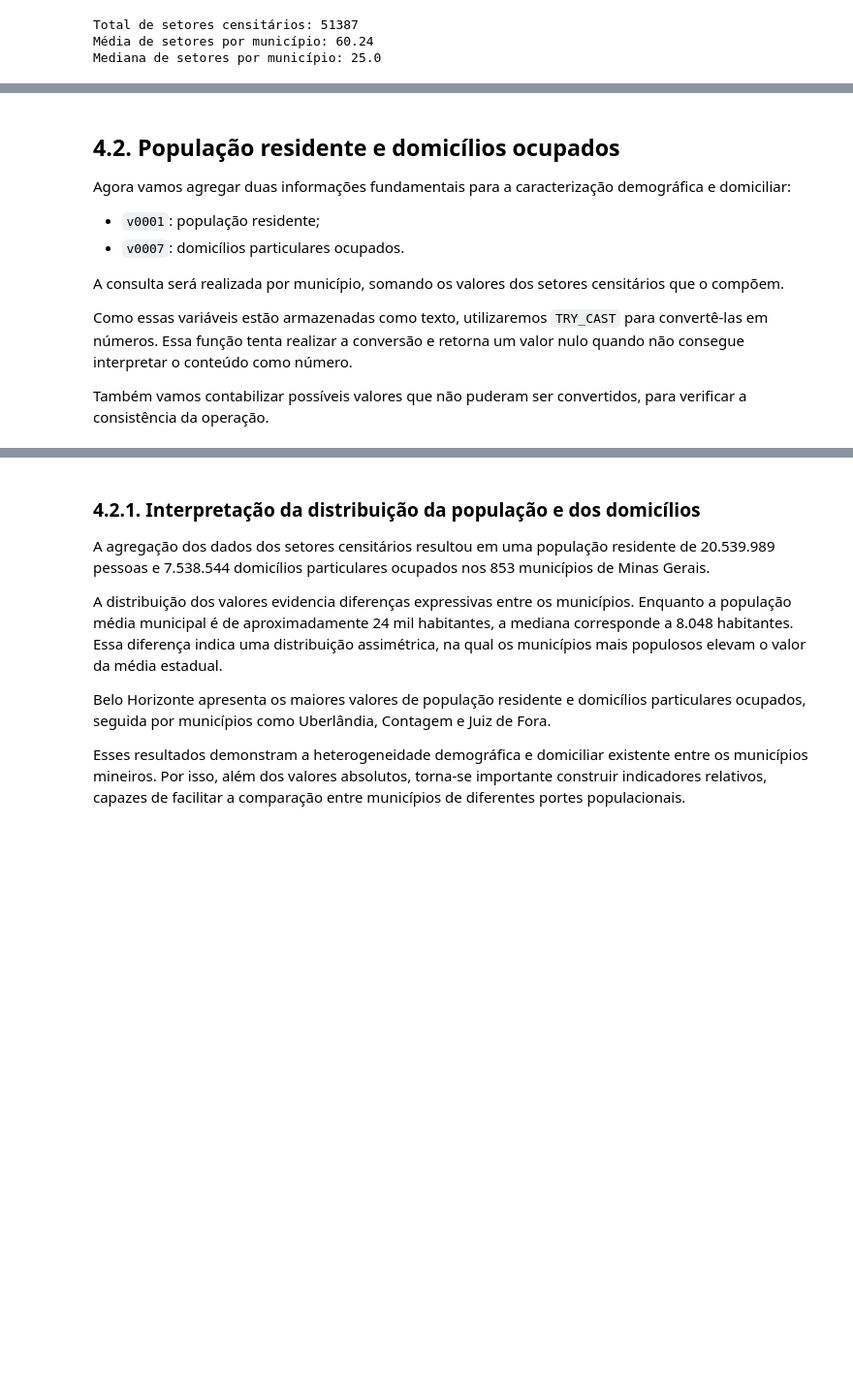
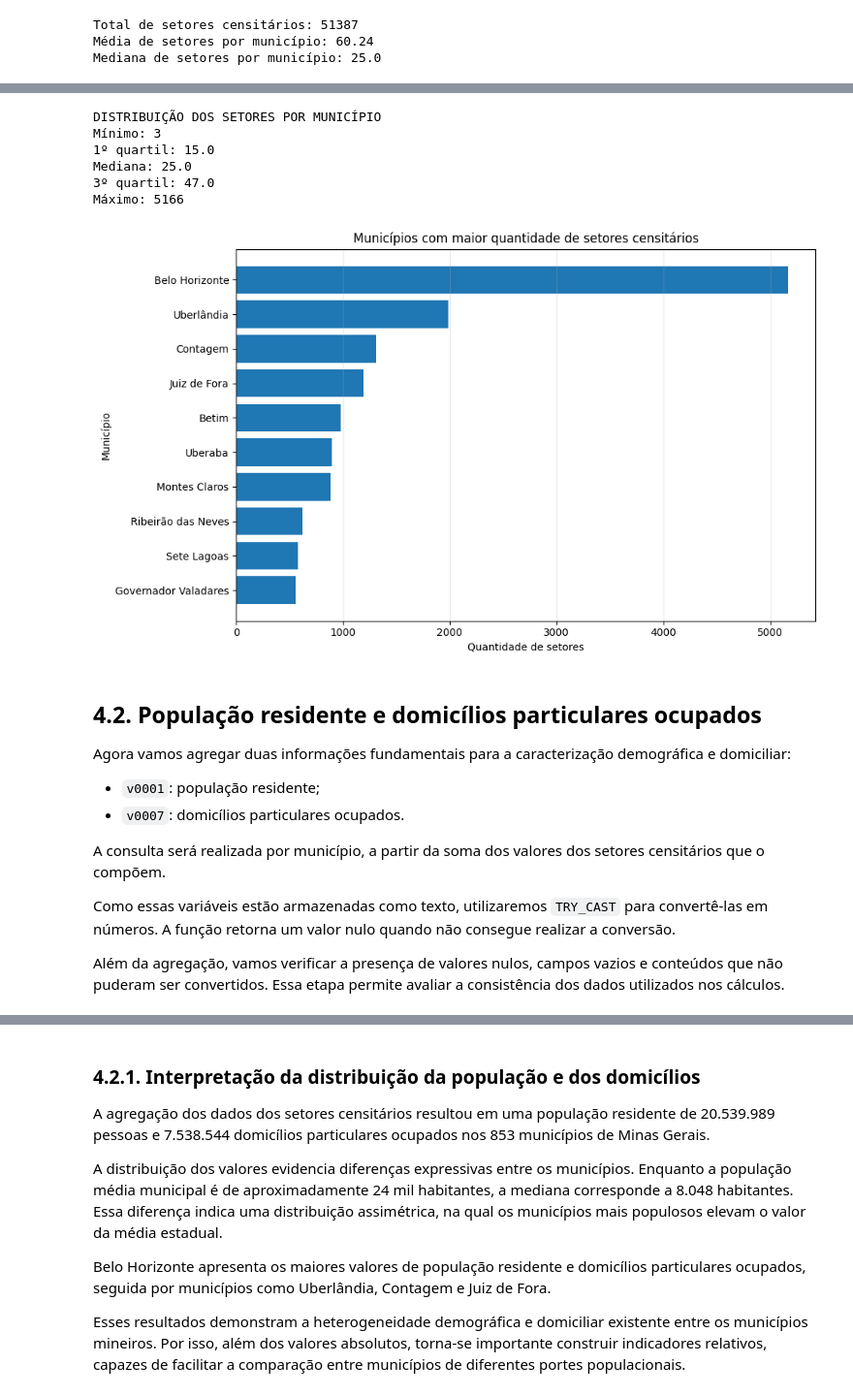
Before and after one commit to PriscilaForcel/Cursos_Oficinas_Treinamentos, a Jupyter notebook: WORKSHOP_AULA2.ipynb, the cells around one changed output, grey strips where cells are left out. Shown at 97% size. Drawn from its saved outputs; the diff is of its cells as text; code cells hidden in the pictures; blank space fills up the shorter version.

```diff
--- a/WORKSHOP_AULA2.ipynb
+++ b/WORKSHOP_AULA2.ipynb
@@ -446,14 +493,77 @@ A média e a mediana ajudam a compreender a distribuição desses valores. Quand
+# %%
+# Distribuição da quantidade de setores por município.
+
+print("\nDISTRIBUIÇÃO DOS SETORES POR MUNICÍPIO")
+
+print(
+    "Mínimo:",
+    municipios_mg["TOTAL_SETORES"].min()
+)
+
+print(
+    "1º quartil:",
+    municipios_mg["TOTAL_SETORES"].quantile(0.25)
+)
+
+print(
+    "Mediana:",
+    municipios_mg["TOTAL_SETORES"].median()
+)
+
+print(
+    "3º quartil:",
+    municipios_mg["TOTAL_SETORES"].quantile(0.75)
+)
+
+print(
+    "Máximo:",
+    municipios_mg["TOTAL_SETORES"].max()
+)
+# %% [output]
+DISTRIBUIÇÃO DOS SETORES POR MUNICÍPIO
+Mínimo: 3
+1º quartil: 15.0
+Mediana: 25.0
+3º quartil: 47.0
+Máximo: 5166
+# %%
+# Seleciona os dez municípios com maior quantidade de setores.
+
+top_municipios = (
+    municipios_mg
+    .nlargest(10, "TOTAL_SETORES")
+    .sort_values("TOTAL_SETORES", ascending=True)
+)
+
+# Constrói o gráfico de barras horizontais.
+
+plt.figure(figsize=(10, 6))
+
+plt.barh(
+    top_municipios["NM_MUN"],
+    top_municipios["TOTAL_SETORES"]
+)
+
+plt.title("Municípios com maior quantidade de setores censitários")
+plt.xlabel("Quantidade de setores")
+plt.ylabel("Município")
+
+plt.grid(axis="x", alpha=0.3)
+plt.tight_layout()
+plt.show()
+# %% [output]
+[figure, added]
 # %% [markdown]
-## 4.2. População residente e domicílios ocupados
+## 4.2. População residente e domicílios particulares ocupados
 
 Agora vamos agregar duas informações fundamentais para a caracterização demográfica e domiciliar:
 
 - `v0001`: população residente;
 - `v0007`: domicílios particulares ocupados.
 
-A consulta será realizada por município, somando os valores dos setores censitários que o compõem.
+A consulta será realizada por município, a partir da soma dos valores dos setores censitários que o compõem.
 
-Como essas variáveis estão armazenadas como texto, utilizaremos `TRY_CAST` para convertê-las em números. Essa função tenta realizar a conversão e retorna um valor nulo quando não consegue interpretar o conteúdo como número.
+Como essas variáveis estão armazenadas como texto, utilizaremos `TRY_CAST` para convertê-las em números. A função retorna um valor nulo quando não consegue realizar a conversão.
 
-Também vamos contabilizar possíveis valores que não puderam ser convertidos, para verificar a consistência da operação.
+Além da agregação, vamos verificar a presença de valores nulos, campos vazios e conteúdos que não puderam ser convertidos. Essa etapa permite avaliar a consistência dos dados utilizados nos cálculos.
 # %%
```
Also changed, not shown: parts of 42 cells of this notebook.
